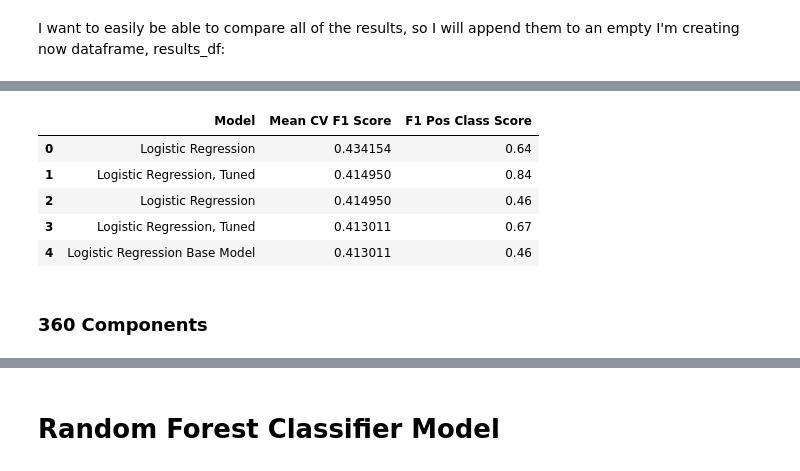
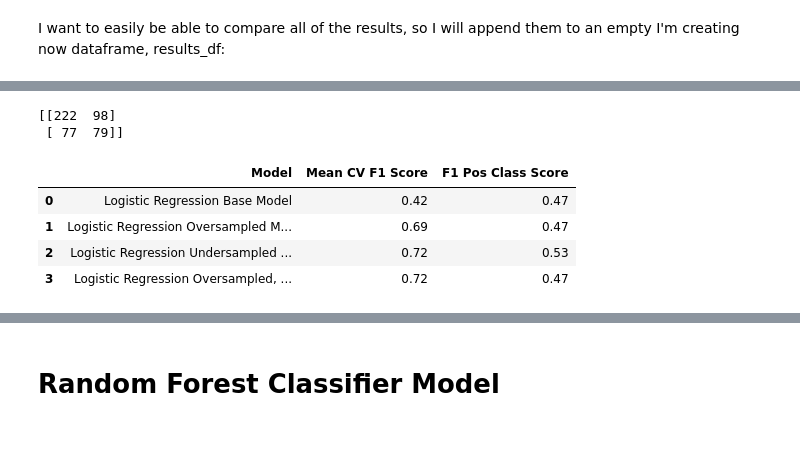
Before and after one commit to aerbsen/Springboard, a Jupyter notebook: Capstone Project 2/capstone2_modeling.ipynb, the cells around one changed output, grey strips where cells are left out. Drawn from its saved outputs; the diff is of its cells as text; code cells hidden in the pictures; blank space fills up the shorter version.

```diff
--- a/Capstone Project 2/capstone2_modeling.ipynb
+++ b/Capstone Project 2/capstone2_modeling.ipynb
@@ -178,0 +266,5 @@ results_df.head()
+# %%
+# Append the results to the DataFrame containing all of the results:
+new_results = pd.DataFrame([{'Model': 'Logistic Regression Undersampled Model', 'Mean CV F1 Score': round(scores.mean(),2), 'F1 Pos Class Score':0.53}])
+results_df = pd.concat([results_df, new_results], ignore_index=True)
+results_df
@@ -234,24 +311,17 @@ logreg = LogisticRegression(solver='liblinear')
 #  do GridSearchCV
 grid_search= GridSearchCV(estimator=logreg,param_grid=params,cv=5, scoring='f1', n_jobs=-1)
 
-# 190 COMPONENTS
-grid_search.fit(X_train_190,y_train)
+# Oversampled Data
+grid_search.fit(X_train_os,y_train_os)
 
 # print best hyperparameters and F1 score
-print("Best hyperparameters for 190 components:", grid_search.best_params_)
-print("Accuracy score for 190 components:", grid_search.best_score_)
+print("Best hyperparameters for oversampled data:", grid_search.best_params_)
+print("Accuracy score for oversampled data:", grid_search.best_score_)
 
-# 360 COMPONENTS
-grid_search.fit(X_train_360,y_train)
+# Undersampled data
+grid_search.fit(X_train_us,y_train_us)
 
 # print best hyperparameters and F1 score
-print("\nBest hyperparameters for 360 components:", grid_search.best_params_)
-print("F1 score for 360 components:", grid_search.best_score_)
-
-# ALL COMPONENTS
-grid_search.fit(X_train_full,y_train)
-
-# print best hyperparameters and F1 score
-print("\nBest hyperparameters for NO PCA", grid_search.best_params_)
-print("F1 score for All components:", grid_search.best_score_)
+print("\nBest hyperparameters for undersampled data:", grid_search.best_params_)
+print("F1 score for undersampled data:", grid_search.best_score_)
 # %% [output]
@@ -308,0 +339,11 @@ with our untuned model, for 190 components our test set had a f1 score of 0.63 f
+# %%
+lr_model_os_tuned = LogisticRegression(solver = 'liblinear', max_iter = 500, C=0.1, penalty='l1')
+lr_model_os_tuned.fit(X_train_os, y_train_os)
+y_predict_test_tuned_os = lr_model_os.predict(X_test)
+
+scores = cross_val_score(lr_model_os_tuned, X_train_os, y_train_os, cv=5, scoring='f1')
+print(scores)
+
+print("Mean CV F1 score for the positive class: %0.2f (+/- %0.2f)" % (scores.mean(), scores.std() * 2))
+
+print(classification_report(y_test, y_predict_test_tuned_os))
@@ -309,16 +361,18 @@ with our untuned model, for 190 components our test set had a f1 score of 0.63 f
+# %%
+# confusion matrix
+cm = confusion_matrix(y_test, y_predict_test_tuned_os)
+print(cm)
+# %% [output]
+[[222  98]
+ [ 77  79]]
 # %%
 # Append the results to the DataFrame containing all of the results:
-new_results = pd.DataFrame([{'Model': 'Logistic Regression, Tuned (190 Comp)', 'Mean CV F1 Score': scores.mean(), 'F1 Pos Class Score':0.63}])
+new_results = pd.DataFrame([{'Model': 'Logistic Regression Oversampled, Tuned', 'Mean CV F1 Score': round(scores.mean(),2), 'F1 Pos Class Score':0.47}])
 results_df = pd.concat([results_df, new_results], ignore_index=True)
-
-
-results_df.head()
+results_df
 # %% [output]
 |  | Model | Mean CV F1 Score | F1 Pos Class Score |
-| 0 | Logistic Regression | 0.434154 | 0.64 |
-| 1 | Logistic Regression, Tuned | 0.414950 | 0.84 |
-| 2 | Logistic Regression | 0.414950 | 0.46 |
-| 3 | Logistic Regression, Tuned | 0.413011 | 0.67 |
-| 4 | Logistic Regression Base Model | 0.413011 | 0.46 |
+| 0 | Logistic Regression Base Model | 0.42 | 0.47 |
+| 1 | Logistic Regression Oversampled M... | 0.69 | 0.47 |
+| 2 | Logistic Regression Undersampled ... | 0.72 | 0.53 |
+| 3 | Logistic Regression Oversampled, ... | 0.72 | 0.47 |
-# %% [markdown]
-### 360 Components
```
Also changed, not shown: parts of 184 cells of this notebook.
